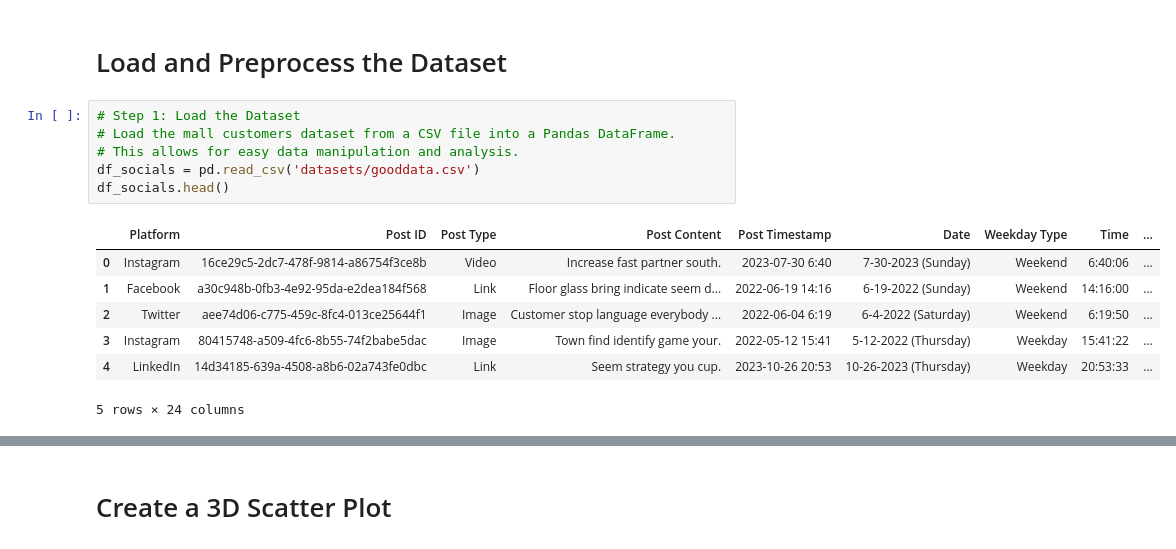
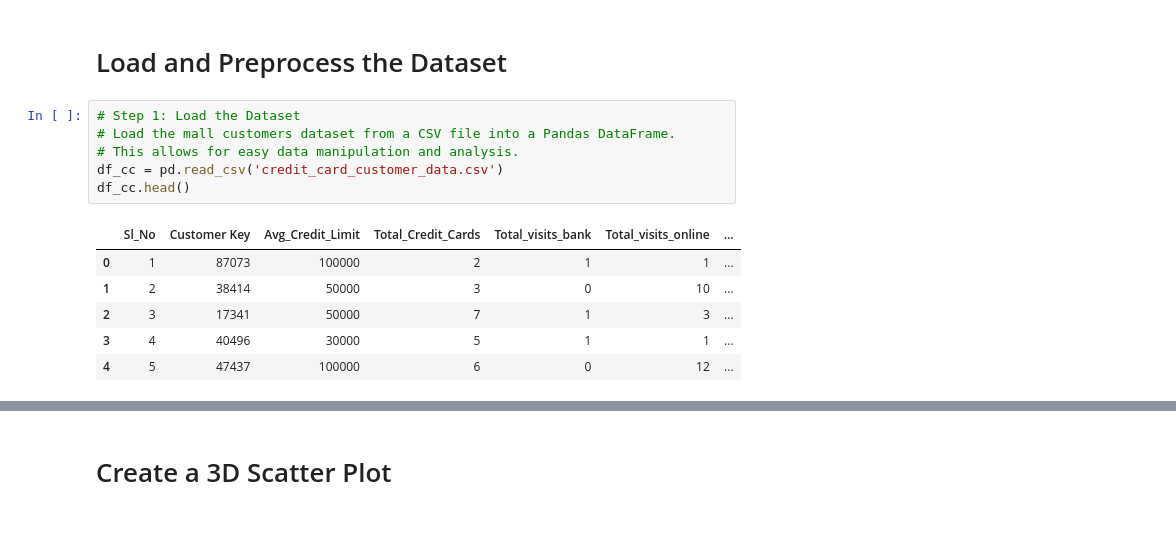
Before and after one commit to sunyshore/knn, a Jupyter notebook: knn_working.ipynb, the cells around one changed output, grey strips where cells are left out. Saved outputs shown, nothing was run; the diff lists cells and outputs as text.

```diff
--- a/knn_working.ipynb
+++ b/knn_working.ipynb
@@ -52,16 +52,15 @@ sage_on = False
 # %%
 # Step 1: Load the Dataset
 # Load the mall customers dataset from a CSV file into a Pandas DataFrame.
 # This allows for easy data manipulation and analysis.
-df_socials = pd.read_csv('datasets/gooddata.csv')
-df_socials.head()
+df_cc = pd.read_csv('credit_card_customer_data.csv')
+df_cc.head()
 # %% [output]
-|  | Platform | Post ID | Post Type | Post Content | Post Timestamp | Date | Weekday Type | Time | ... |
-| 0 | Instagram | 16ce29c5-2dc7-478f-9814-a86754f3ce8b | Video | Increase fast partner south. | 2023-07-30 6:40 | 7-30-2023 (Sunday) | Weekend | 6:40:06 | ... |
-| 1 | Facebook | a30c948b-0fb3-4e92-95da-e2dea184f568 | Link | Floor glass bring indicate seem d... | 2022-06-19 14:16 | 6-19-2022 (Sunday) | Weekend | 14:16:00 | ... |
-| 2 | Twitter | aee74d06-c775-459c-8fc4-013ce25644f1 | Image | Customer stop language everybody ... | 2022-06-04 6:19 | 6-4-2022 (Saturday) | Weekend | 6:19:50 | ... |
-| 3 | Instagram | 80415748-a509-4fc6-8b55-74f2babe5dac | Image | Town find identify game your. | 2022-05-12 15:41 | 5-12-2022 (Thursday) | Weekday | 15:41:22 | ... |
-| 4 | LinkedIn | 14d34185-639a-4508-a8b6-02a743fe0dbc | Link | Seem strategy you cup. | 2023-10-26 20:53 | 10-26-2023 (Thursday) | Weekday | 20:53:33 | ... |
+|  | Sl_No | Customer Key | Avg_Credit_Limit | Total_Credit_Cards | Total_visits_bank | Total_visits_online | ... |
+| 0 | 1 | 87073 | 100000 | 2 | 1 | 1 | ... |
+| 1 | 2 | 38414 | 50000 | 3 | 0 | 10 | ... |
+| 2 | 3 | 17341 | 50000 | 7 | 1 | 3 | ... |
+| 3 | 4 | 40496 | 30000 | 5 | 1 | 1 | ... |
+| 4 | 5 | 47437 | 100000 | 6 | 0 | 12 | ... |
-5 rows × 24 columns
 # %%
 # pick columns to one hot encode
```
Also changed, not shown: parts of 7 cells of this notebook.
